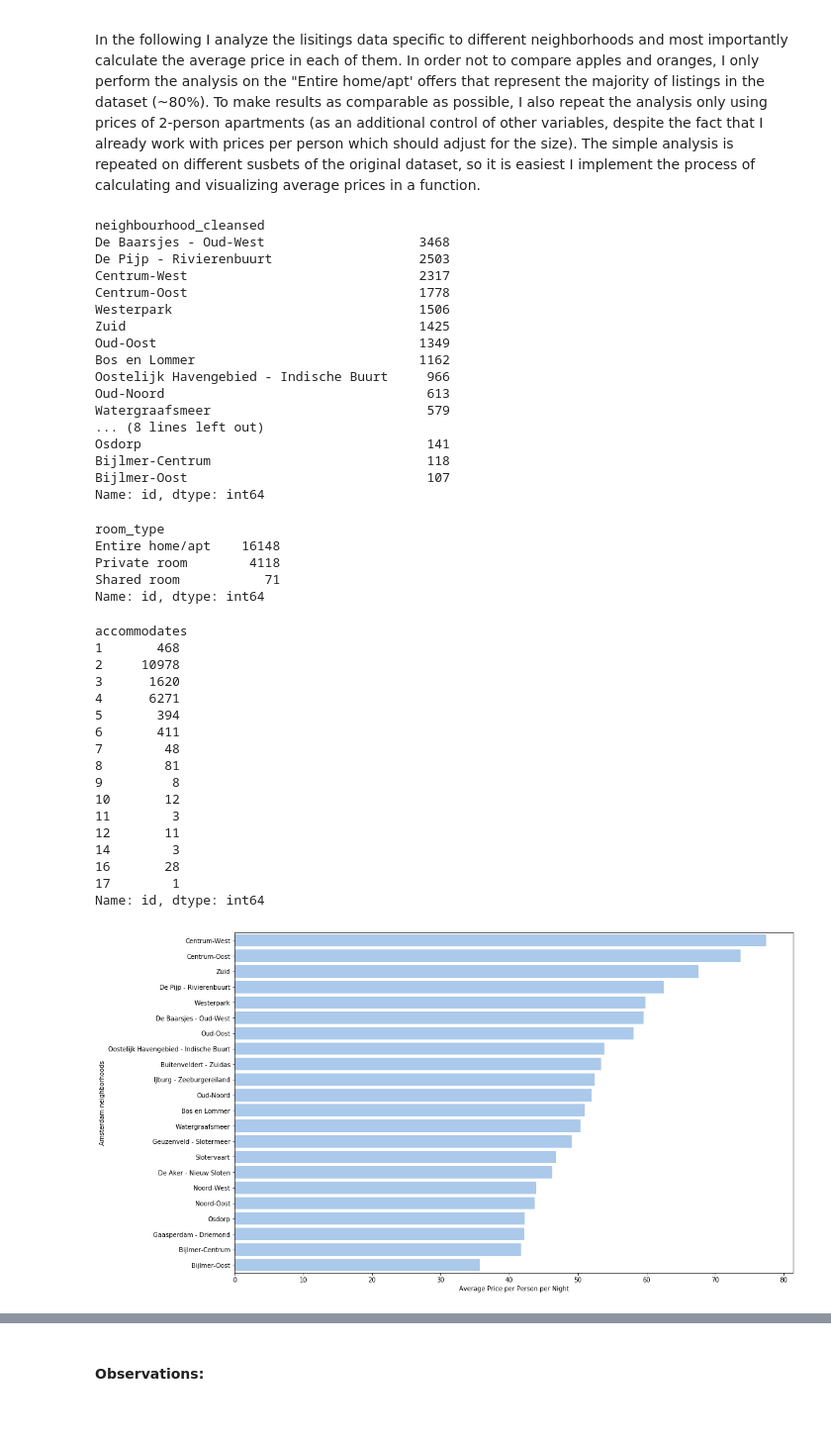
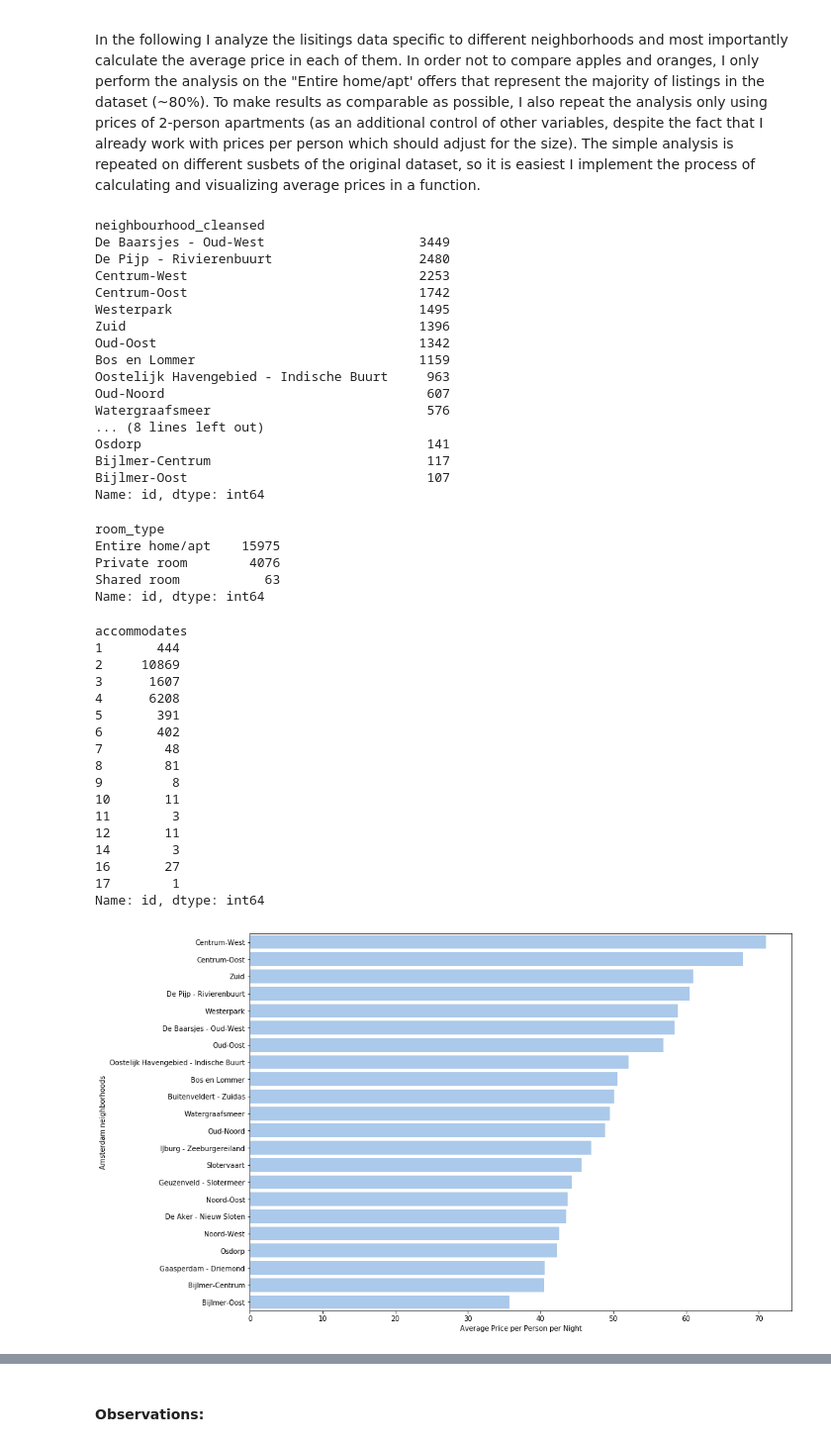
Before and after one commit to lukazaplotnik/Airbnb-Data-Analysis, a Jupyter notebook: Airbnb Prices in Amsterdam.ipynb, the cells around one changed output, grey strips where cells are left out. Shown: that part at 99% size. Saved outputs shown, nothing was run; the diff lists cells and outputs as text; code cells hidden in the pictures; blank space fills up the shorter version.

```diff
--- a/Airbnb Prices in Amsterdam.ipynb
+++ b/Airbnb Prices in Amsterdam.ipynb
@@ -157,3 +155,7 @@ extra_price = extra_space*listings['extra_people'].str.replace("$","").str.repla
 # %%
 #Obtain the price at full capacity and calculate price per person per night
 listings['price_pp'] = (price_clean + extra_price) / listings['accommodates']
+# %%
+#Distribution of prices
+plt.rcParams['figure.figsize'] = [12, 5]
+sns.distplot(listings['price_pp']);
@@ -159,0 +164,6 @@ listings['price_pp'] = (price_clean + extra_price) / listings['accommodates']
+# %%
+#Remove outliers using Tukey rule
+IQR = listings['price_pp'].quantile(0.75) - listings['price_pp'].quantile(0.25)
+lower_bound = listings['price_pp'].quantile(0.25) - 3*IQR
+upper_bound = listings['price_pp'].quantile(0.75) + 3*IQR
+lower_bound, upper_bound
@@ -159,0 +172,4 @@ listings['price_pp'] = (price_clean + extra_price) / listings['accommodates']
+# %%
+#Override lower bound with a positive number
+lower_bound = 5
+listings = listings[(listings['price_pp']>lower_bound) & (listings['price_pp']<upper_bound)]
@@ -159,0 +180,4 @@ listings['price_pp'] = (price_clean + extra_price) / listings['accommodates']
+# %%
+#Distribution of prices after removing outliers
+plt.rcParams['figure.figsize'] = [12, 5]
+sns.distplot(listings['price_pp']);
@@ -166,20 +192,20 @@ In the following I analyze the lisitings data specific to different neighborhood
 listings.groupby('neighbourhood_cleansed').count()['id'].sort_values(ascending = False)
 # %% [output]
 neighbourhood_cleansed
-De Baarsjes - Oud-West                    3468
-De Pijp - Rivierenbuurt                   2503
-Centrum-West                              2317
-Centrum-Oost                              1778
-Westerpark                                1506
-Zuid                                      1425
-Oud-Oost                                  1349
-Bos en Lommer                             1162
-Oostelijk Havengebied - Indische Buurt     966
-Oud-Noord                                  613
-Watergraafsmeer                            579
+De Baarsjes - Oud-West                    3449
+De Pijp - Rivierenbuurt                   2480
+Centrum-West                              2253
+Centrum-Oost                              1742
+Westerpark                                1495
+Zuid                                      1396
+Oud-Oost                                  1342
+Bos en Lommer                             1159
+Oostelijk Havengebied - Indische Buurt     963
+Oud-Noord                                  607
+Watergraafsmeer                            576
 ... (8 lines left out)
 Osdorp                                     141
-Bijlmer-Centrum                            118
+Bijlmer-Centrum                            117
 Bijlmer-Oost                               107
 Name: id, dtype: int64
 # %%
@@ -187,29 +213,29 @@ Name: id, dtype: int64
 listings.groupby(['room_type'])['id'].count()
 # %% [output]
 room_type
-Entire home/apt    16148
-Private room        4118
-Shared room           71
+Entire home/apt    15975
+Private room        4076
+Shared room           63
 Name: id, dtype: int64
 # %%
 #The distribution of the apartment size in the listings dataset, measured by the number of people that can be accommodated
 listings.groupby(['accommodates'])['id'].count()
 # %% [output]
 accommodates
-1       468
-2     10978
-3      1620
-4      6271
-5       394
-6       411
+1       444
+2     10869
+3      1607
+4      6208
+5       391
+6       402
 7        48
 8        81
 9         8
-10       12
+10       11
 11        3
 12       11
 14        3
-16       28
+16       27
 17        1
 Name: id, dtype: int64
 # %%
@@ -253,9 +280,10 @@ def price_neighborhood(df, filters = None):
     return avg_prices_df
 # %%
 #Average prices for different neighborhoods, all listings
+plt.rcParams['figure.figsize'] = [14, 10]
 all_avg = price_neighborhood(listings);
 # %% [output]
-[figure, old version]
+[figure, new version]
 # %%
 #Average prices for different neighborhoods, entire home/apartment listings only
 homeapt_avg = price_neighborhood(listings, {'room_type': 'Entire home/apt'});
```
Also changed, not shown: parts of 78 cells of this notebook.
